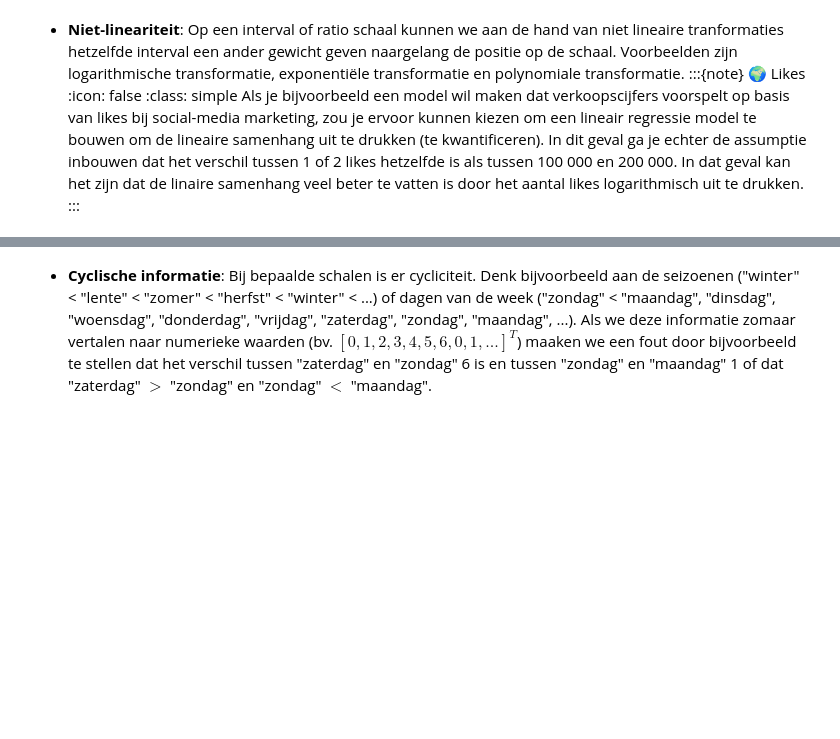
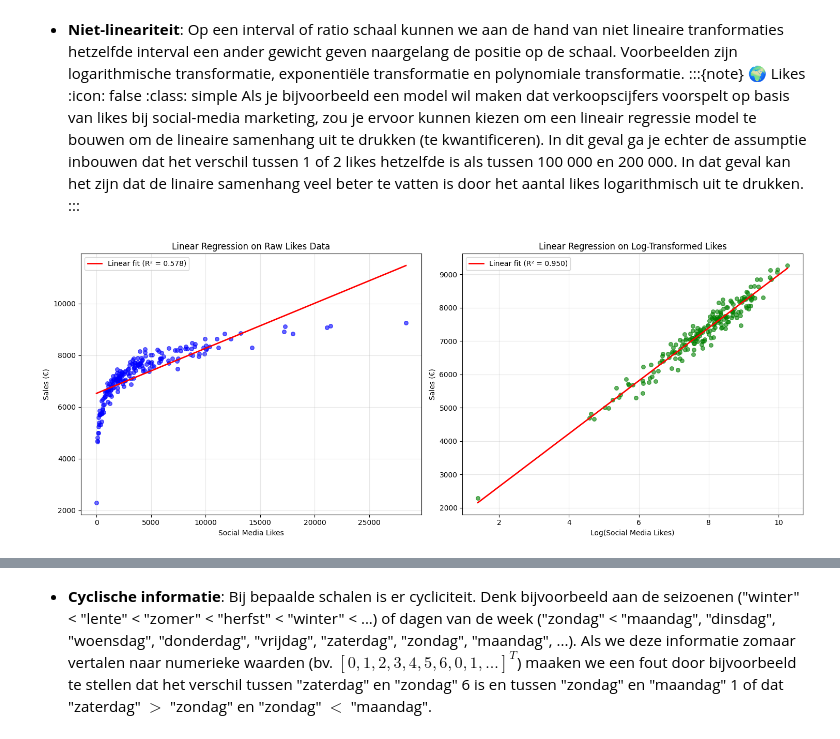
Before and after one commit to ap-mdi-it/ml-courses, a Jupyter notebook: book/math_foundations/linalg/why_tensors.ipynb, the cells around one changed output, grey strips where cells are left out. Drawn from its saved outputs; the diff is of its cells as text; code cells hidden in the pictures; blank space fills up the shorter version.

Commit message:
why tensors demos

```diff
--- a/book/math_foundations/linalg/why_tensors.ipynb
+++ b/book/math_foundations/linalg/why_tensors.ipynb
@@ -75,2 +70,83 @@ Als je bijvoorbeeld een model wil maken dat verkoopscijfers voorspelt op basis v
 # %%
-## logarithmic demo here
+# Set random seed for reproducibility
+rng = np.random.default_rng(123)
+
+# Generate synthetic data: social media likes vs sales
+# Create likes data with exponential distribution (more realistic)
+n_samples = 200
+likes_raw = rng.exponential(scale=5000, size=n_samples)
+likes_raw = np.clip(likes_raw, 1, 500000)  # Clip to reasonable range
+
+# Generate sales data with logarithmic relationship to likes + noise
+# Sales = base_sales + log_coefficient * log(likes) + noise
+base_sales = 1000
+log_coefficient = 800
+noise_std = 200
+sales = base_sales + log_coefficient * np.log(likes_raw) + rng.normal(0, noise_std, n_samples)
+sales = np.clip(sales, 0, None)  # Ensure non-negative sales
+
+# Sort data for better visualization
+sort_idx = np.argsort(likes_raw)
+likes_sorted = likes_raw[sort_idx]
+sales_sorted = sales[sort_idx]
+
+# Prepare data for regression
+X_raw = likes_sorted.reshape(-1, 1)
+X_log = np.log(likes_sorted).reshape(-1, 1)
+y = sales_sorted
+
+# Fit linear regression models
+model_raw = LinearRegression().fit(X_raw, y)
+model_log = LinearRegression().fit(X_log, y)
+
+# Make predictions
+y_pred_raw = model_raw.predict(X_raw)
+y_pred_log = model_log.predict(X_log)
+
+# Calculate R² scores
+r2_raw = r2_score(y, y_pred_raw)
+r2_log = r2_score(y, y_pred_log)
+
+# Create visualization
+fig, (ax1, ax2) = plt.subplots(1, 2, figsize=(15, 6))
+
+# Plot 1: Raw likes vs sales with linear regression
+ax1.scatter(likes_sorted, sales_sorted, alpha=0.6, color="blue", s=30)
+ax1.plot(
+    likes_sorted, y_pred_raw, color="red", linewidth=2, label=f"Linear fit (R² = {r2_raw:.3f})"
+)
+ax1.set_xlabel("Social Media Likes")
+ax1.set_ylabel("Sales (€)")
+ax1.set_title("Linear Regression on Raw Likes Data")
+ax1.legend()
+ax1.grid(True, alpha=0.3)
+
+# Plot 2: Log-transformed likes vs sales with linear regression
+ax2.scatter(np.log(likes_sorted), sales_sorted, alpha=0.6, color="green", s=30)
+ax2.plot(
+    np.log(likes_sorted),
+    y_pred_log,
+    color="red",
+    linewidth=2,
+    label=f"Linear fit (R² = {r2_log:.3f})",
+)
+ax2.set_xlabel("Log(Social Media Likes)")
+ax2.set_ylabel("Sales (€)")
+ax2.set_title("Linear Regression on Log-Transformed Likes")
+ax2.legend()
+ax2.grid(True, alpha=0.3)
+
+plt.tight_layout()
+plt.show()
+
+# Print results
+print("\n📊 Regression Results:")
+print(f"Raw likes model R² score: {r2_raw:.3f}")
+print(f"Log-transformed likes model R² score: {r2_log:.3f}")
+print(f"\n🎯 Improvement with log transformation: {((r2_log - r2_raw) / r2_raw * 100):.1f}%")
+
+# Show the mathematical relationship
+print("\n📈 Discovered relationship:")
+print(f"Sales ≈ {model_log.intercept_:.0f} + {model_log.coef_[0]:.0f} × log(likes)")
+# %% [output]
+[figure, added]
```
Also changed, not shown: parts of 5 cells of this notebook, 2 other files.
